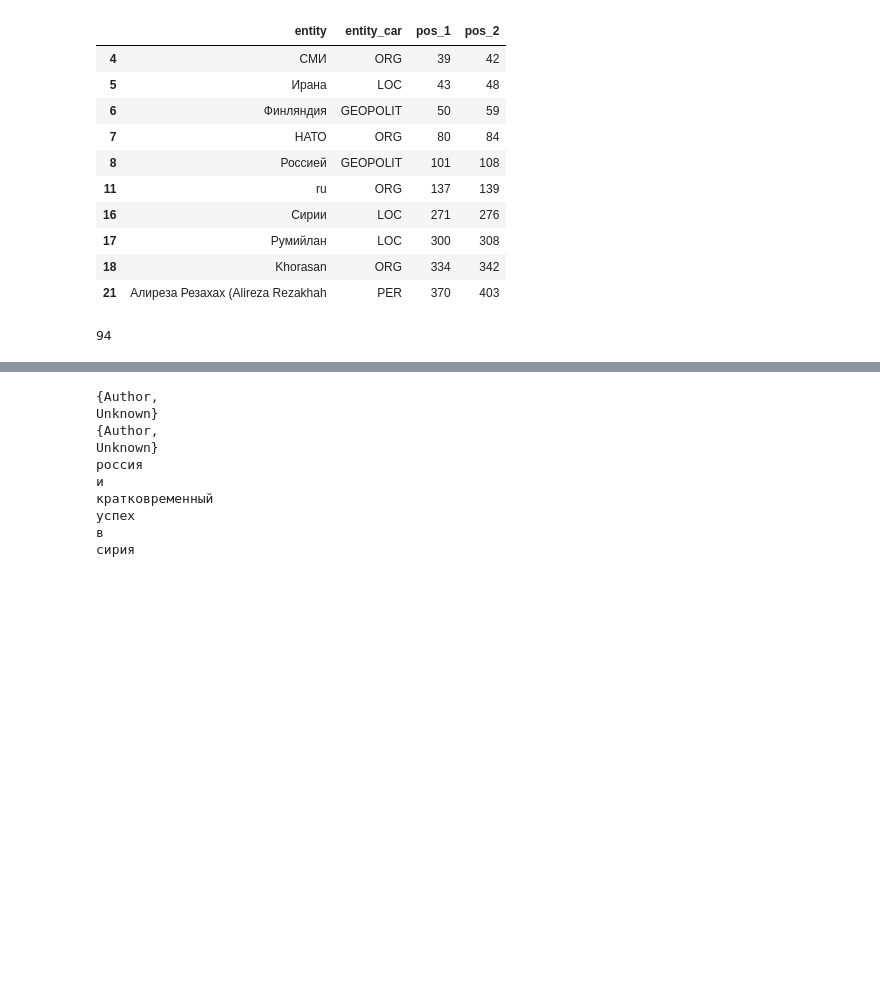
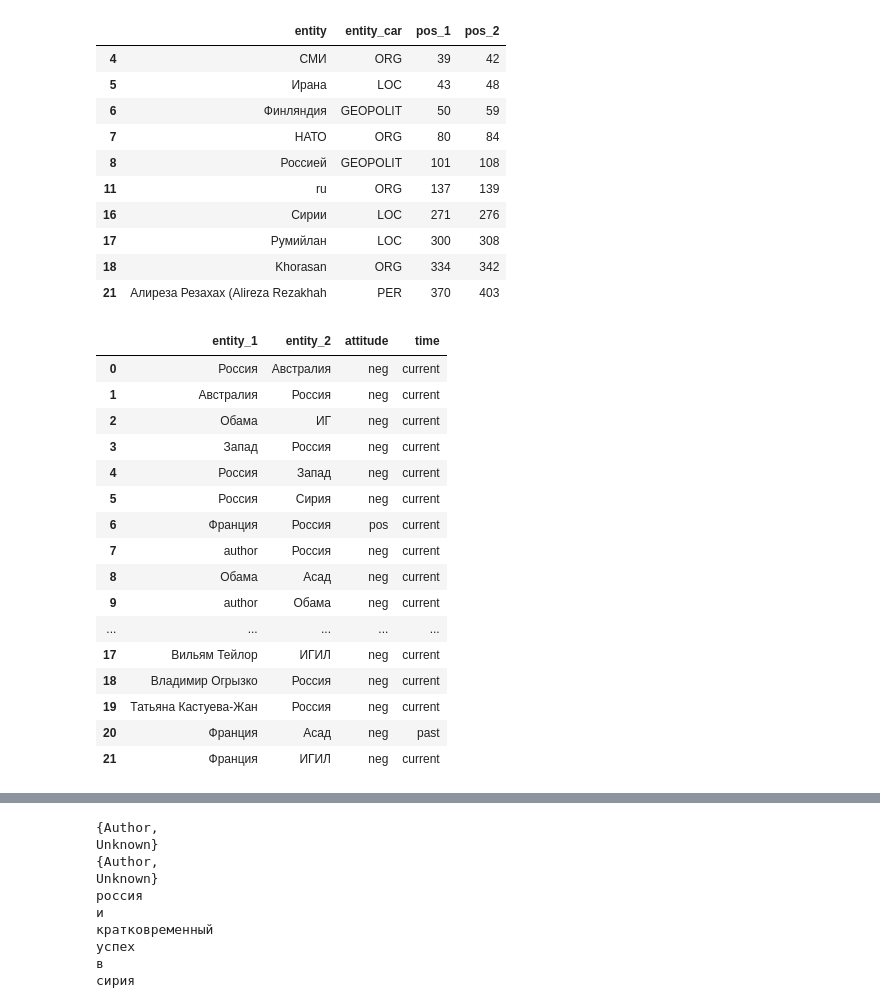
Before and after one commit to DmitrySerg/HSE-NLP-Summer-School, a Jupyter notebook: NLP_summerschool.ipynb, the cells around one changed output, grey strips where cells are left out. Cells and saved outputs as stored; diff of their text form; code cells hidden in the pictures; blank space fills up the shorter version.

```diff
--- a/NLP_summerschool.ipynb
+++ b/NLP_summerschool.ipynb
@@ -252,9 +252,25 @@ def getEntityPositions(text, entities):
 # %%
 ENTITIES = getEntityPositions(text, entities)
-# %%
-len(ENTITIES.entity.unique())
-# %% [output]
-94
+# %%
+answer
+# %% [output]
+|  | entity_1 | entity_2 | attitude | time |
+| 0 | Россия | Австралия | neg | current |
+| 1 | Австралия | Россия | neg | current |
+| 2 | Обама | ИГ | neg | current |
+| 3 | Запад | Россия | neg | current |
+| 4 | Россия | Запад | neg | current |
+| 5 | Россия | Сирия | neg | current |
+| 6 | Франция | Россия | pos | current |
+| 7 | author | Россия | neg | current |
+| 8 | Обама | Асад | neg | current |
+| 9 | author | Обама | neg | current |
+| ... | ... | ... | ... | ... |
+| 17 | Вильям Тейлор | ИГИЛ | neg | current |
+| 18 | Владимир Огрызко | Россия | neg | current |
+| 19 | Татьяна Кастуева-Жан | Россия | neg | current |
+| 20 | Франция | Асад | neg | past |
+| 21 | Франция | ИГИЛ | neg | current |
 # %%
 for entity in entities.unique():
     if entity not in ENTITIES.entity.unique():
```
Also changed, not shown: parts of 23 cells of this notebook.
